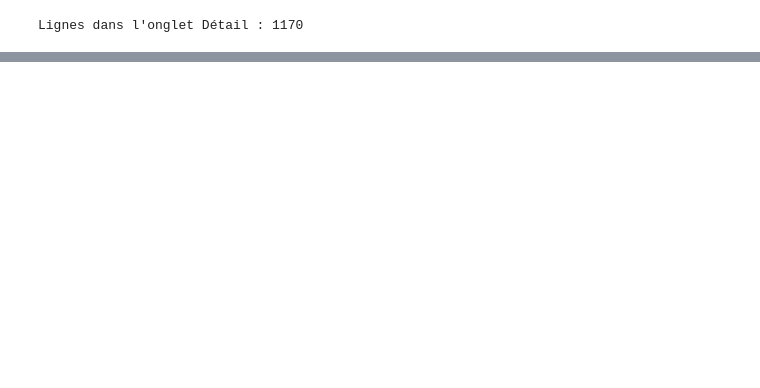
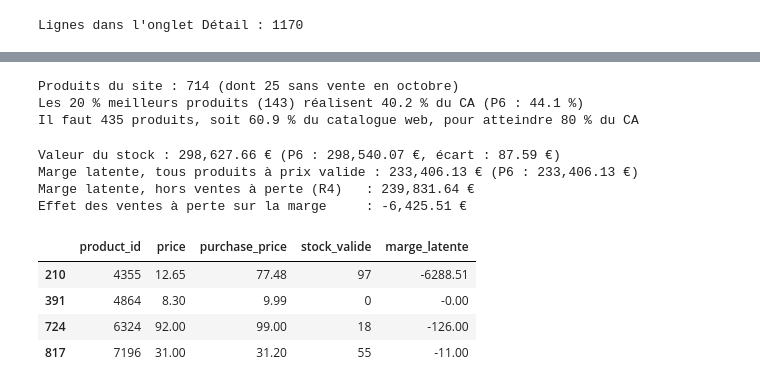
Before and after one commit to PaulChipponi/bottleneck-data-quality, a Jupyter notebook: bottleneck_qualite.ipynb, the cells around one changed output, grey strips where cells are left out. Cells and saved outputs as stored; diff of their text form; code cells hidden in the pictures; blank space fills up the shorter version.

```diff
--- a/bottleneck_qualite.ipynb
+++ b/bottleneck_qualite.ipynb
@@ -594,0 +625,57 @@ Lignes dans l'onglet Détail : 374
+# %%
+import numpy as np
+
+PARETO_P6 = 44.1   # part du CA des 20 % meilleurs produits, dans le P6 (calculée sur 820 produits)
+
+ca_tries = ventes["CA"].sort_values(ascending=False).reset_index(drop=True)
+part_cumulee = ca_tries.cumsum() / ca_tries.sum()
+
+# 1. Part du CA réalisée par les 20 % meilleurs produits du site
+nb_top20 = int(np.ceil(0.20 * len(ca_tries)))
+part_top20 = ca_tries.head(nb_top20).sum() / ca_tries.sum() * 100
+
+# 2. Part des produits nécessaire pour atteindre 80 % du CA
+nb_pour_80 = int((part_cumulee < 0.80).sum()) + 1
+part_produits_80 = nb_pour_80 / len(ca_tries) * 100
+
+print(f"Produits du site : {len(ca_tries)} (dont {int((ventes['CA'] == 0).sum())} sans vente en octobre)")
+print(f"Les 20 % meilleurs produits ({nb_top20}) réalisent {part_top20:.1f} % du CA (P6 : {PARETO_P6} %)")
+print(f"Il faut {nb_pour_80} produits, soit {part_produits_80:.1f} % du catalogue web, pour atteindre 80 % du CA")
+# %% [output]
+Produits du site : 714 (dont 25 sans vente en octobre)
+Les 20 % meilleurs produits (143) réalisent 40.2 % du CA (P6 : 44.1 %)
+Il faut 435 produits, soit 60.9 % du catalogue web, pour atteindre 80 % du CA
+# %%
+STOCK_P6 = 298540.07          # valeur du stock au prix d'achat, dans le P6
+MARGE_LATENTE_P6 = 233406.13  # marge latente, dans le P6
+
+e = erp.copy()
+e["stock_valide"] = e["stock_quantity"].clip(lower=0)            # stock négatif compté à 0
+prix_valide = e["price"] > 0                                      # R1 respectée
+vente_a_perte = prix_valide & (e["price"] < e["purchase_price"])  # R4
+
+# 1. Valeur du stock au prix d'achat
+valeur_stock = (e["stock_valide"] * e["purchase_price"]).sum()
+
+# 2. Marge latente, avec et sans les ventes à perte
+marge_latente = e["stock_valide"] * (e["price"] - e["purchase_price"])
+ml_toutes = marge_latente[prix_valide].sum()
+ml_sans_r4 = marge_latente[prix_valide & ~vente_a_perte].sum()
+
+print(f"Valeur du stock : {valeur_stock:,.2f} € (P6 : {STOCK_P6:,.2f} €, écart : {valeur_stock - STOCK_P6:,.2f} €)")
+print(f"Marge latente, tous produits à prix valide : {ml_toutes:,.2f} € (P6 : {MARGE_LATENTE_P6:,.2f} €)")
+print(f"Marge latente, hors ventes à perte (R4)   : {ml_sans_r4:,.2f} €")
+print(f"Effet des ventes à perte sur la marge     : {ml_toutes - ml_sans_r4:,.2f} €")
+
+display(e[vente_a_perte][["product_id", "price", "purchase_price", "stock_valide"]]
+        .assign(marge_latente=marge_latente[vente_a_perte]))
+# %% [output]
+Valeur du stock : 298,627.66 € (P6 : 298,540.07 €, écart : 87.59 €)
+Marge latente, tous produits à prix valide : 233,406.13 € (P6 : 233,406.13 €)
+Marge latente, hors ventes à perte (R4)   : 239,831.64 €
+Effet des ventes à perte sur la marge     : -6,425.51 €
+|  | product_id | price | purchase_price | stock_valide | marge_latente |
+| 210 | 4355 | 12.65 | 77.48 | 97 | -6288.51 |
+| 391 | 4864 | 8.30 | 9.99 | 0 | -0.00 |
+| 724 | 6324 | 92.00 | 99.00 | 18 | -126.00 |
+| 817 | 7196 | 31.00 | 31.20 | 55 | -11.00 |
```
Also changed, not shown: parts of 1 cell of this notebook.
